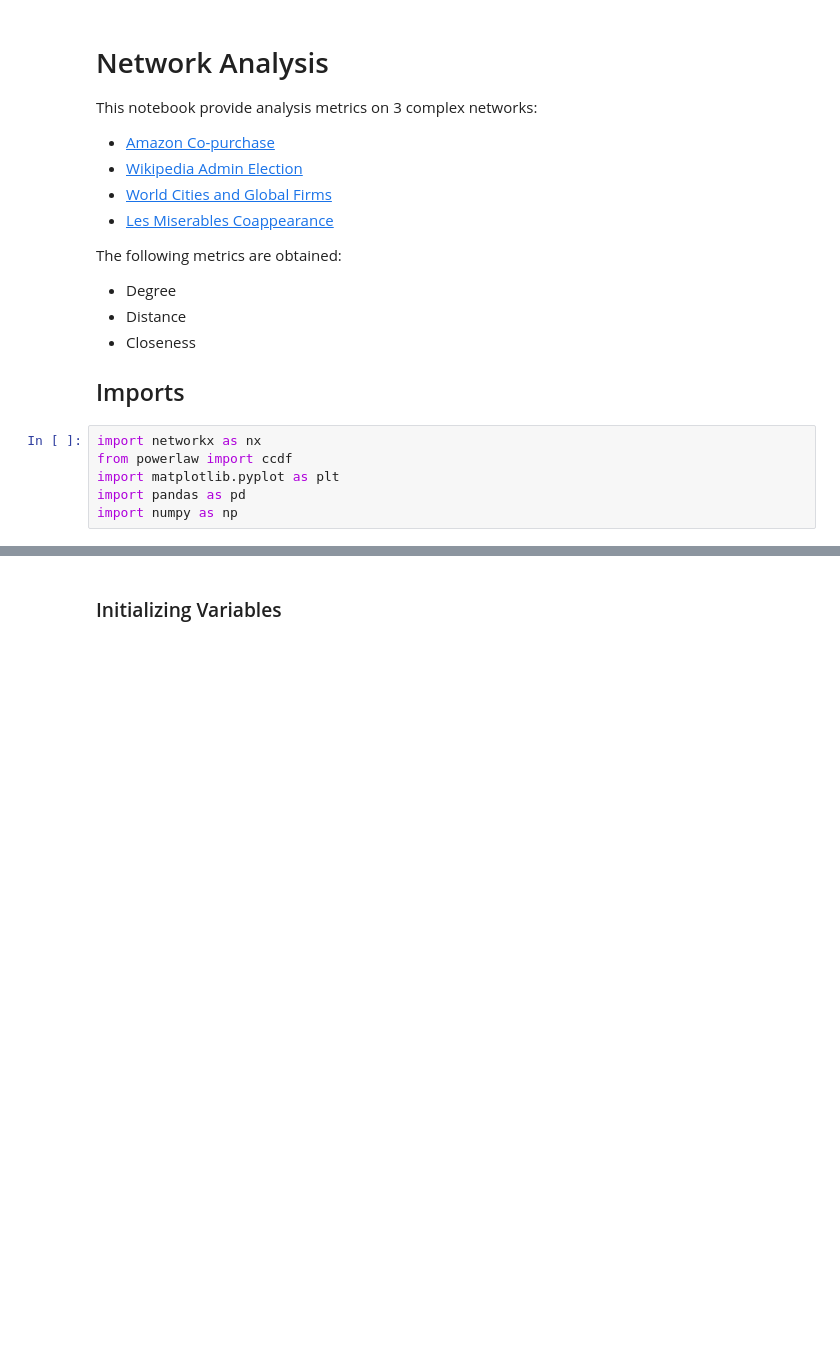
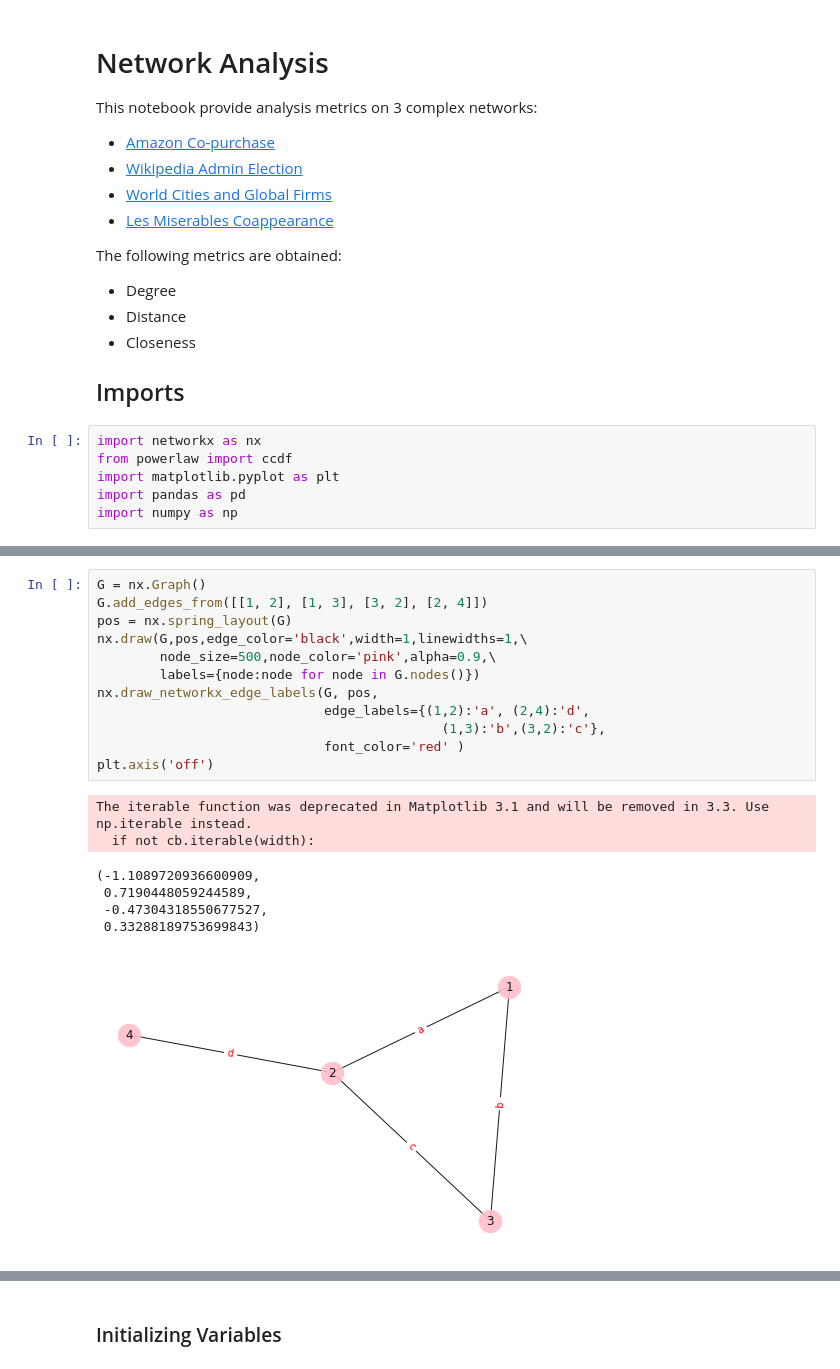
Before and after one commit to guedes-joaofelipe/CPS765-complex-networks, a Jupyter notebook: Assignment_1/network_analysis.ipynb, the cells around one changed output, grey strips where cells are left out. Drawn from its saved outputs; the diff is of its cells as text; blank space fills up the shorter version.

```diff
--- a/Assignment_1/network_analysis.ipynb
+++ b/Assignment_1/network_analysis.ipynb
@@ -23,0 +38,20 @@ import numpy as np
+# %%
+G = nx.Graph()
+G.add_edges_from([[1, 2], [1, 3], [3, 2], [2, 4]])
+pos = nx.spring_layout(G)
+nx.draw(G,pos,edge_color='black',width=1,linewidths=1,\
+        node_size=500,node_color='pink',alpha=0.9,\
+        labels={node:node for node in G.nodes()})
+nx.draw_networkx_edge_labels(G, pos,
+                             edge_labels={(1,2):'a', (2,4):'d',
+                                            (1,3):'b',(3,2):'c'},
+                             font_color='red' )
+plt.axis('off')
+# %% [output]
+The iterable function was deprecated in Matplotlib 3.1 and will be removed in 3.3. Use np.iterable instead.
+  if not cb.iterable(width):
+(-1.1089720936600909,
+ 0.7190448059244589,
+ -0.47304318550677527,
+ 0.33288189753699843)
+[figure, added]
```
Also changed, not shown: parts of 6 cells of this notebook, 11 other files.
